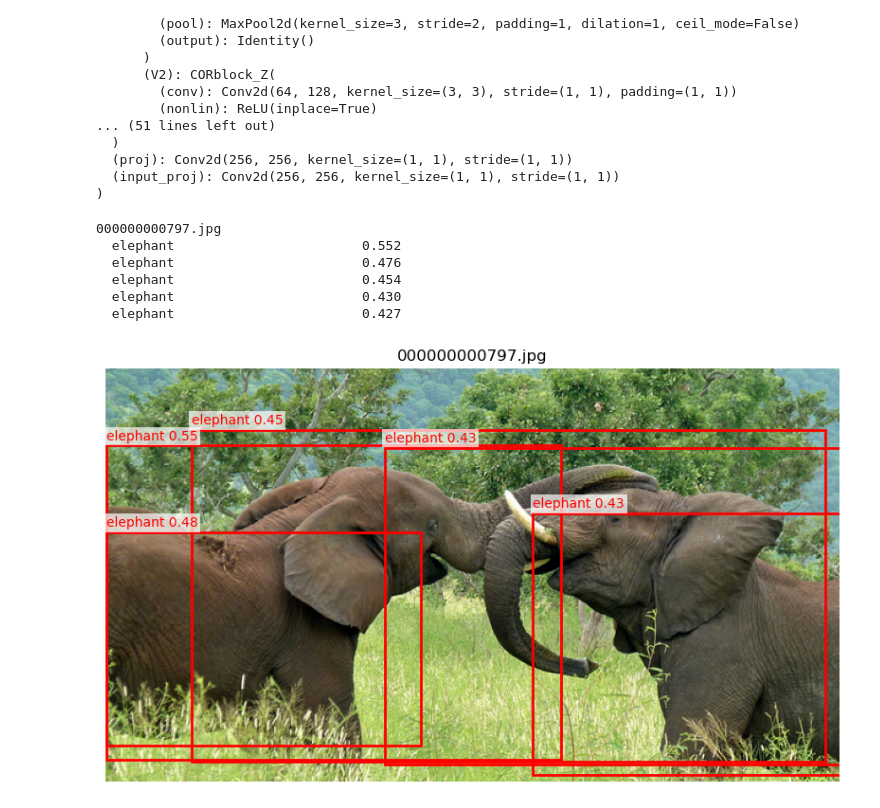
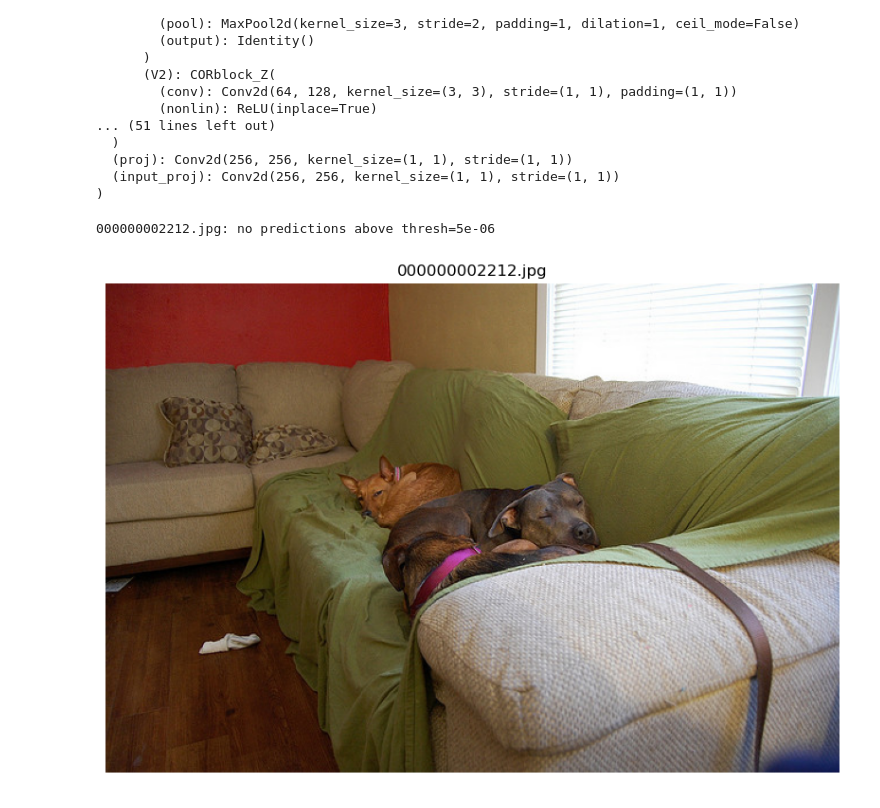
Before and after one commit to oliviamaltz/geogaze_scripts, a Jupyter notebook: coco_decoder/cornets_bbox/identification/identification_investigate.ipynb, the cells around one changed output. Saved outputs shown, nothing was run; the diff lists cells and outputs as text; code cells hidden in the pictures.

```diff
--- a/coco_decoder/cornets_bbox/identification/identification_investigate.ipynb
+++ b/coco_decoder/cornets_bbox/identification/identification_investigate.ipynb
@@ -335,38 +335,33 @@ def predict_on_image(
 
     kept_scores = kept_scores[order].cpu()
     kept_labels = kept_labels[order].cpu()
     kept_boxes = kept_boxes[order].cpu()
 
     boxes_xyxy = clamp01(cxcywh_to_xyxy(kept_boxes))  # normalized xyxy
 
     label_names = [idx_to_label.get(int(i), f"cls_{int(i)}") for i in kept_labels.tolist()]
 
     print(f"\n{image_path.name}")
     for name, sc in zip(label_names, kept_scores.tolist()):
         print(f"  {name:30s}  {sc:.3f}")
 
     draw_predictions(
         pil_img=pil,
         boxes_xyxy_norm=boxes_xyxy,
         labels=label_names,
         scores=kept_scores,
         title=image_path.name,
         max_draw=topk
     )
 
 # ---- try a few images ----
 TEST_IMAGES = [
     # EDIT: put your test image paths here
-    "/zpool/vladlab/data_drive/stimulus_sets/geogaze_COCO_stim/coco_working/working_v3/train_working3/000000000797.jpg",
+    "/zpool/vladlab/data_drive/stimulus_sets/geogaze_COCO_stim/coco_working/working_v3/train_working3/000000002212.jpg",
 ]
 
 for p in TEST_IMAGES:
     predict_on_image(p, model, idx_to_label, score_thresh=0.000005, topk=10)
 # %% [output]
-000000000797.jpg
-  elephant                        0.552
-  elephant                        0.476
-  elephant                        0.454
-  elephant                        0.430
-  elephant                        0.427
+000000002212.jpg: no predictions above thresh=5e-06
-[figure, old version]
+[figure, new version]
```
Also changed, not shown: 5 other files.
